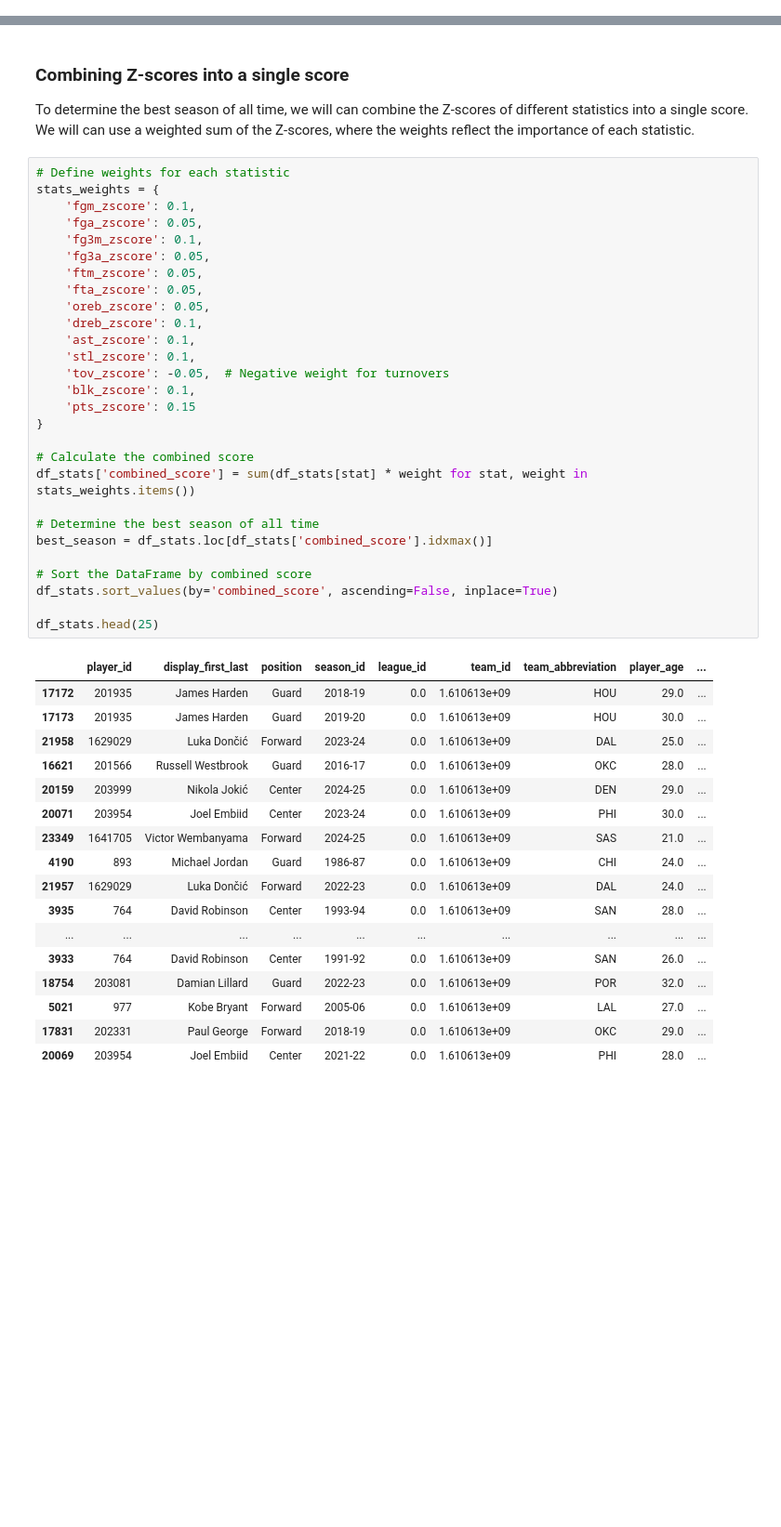
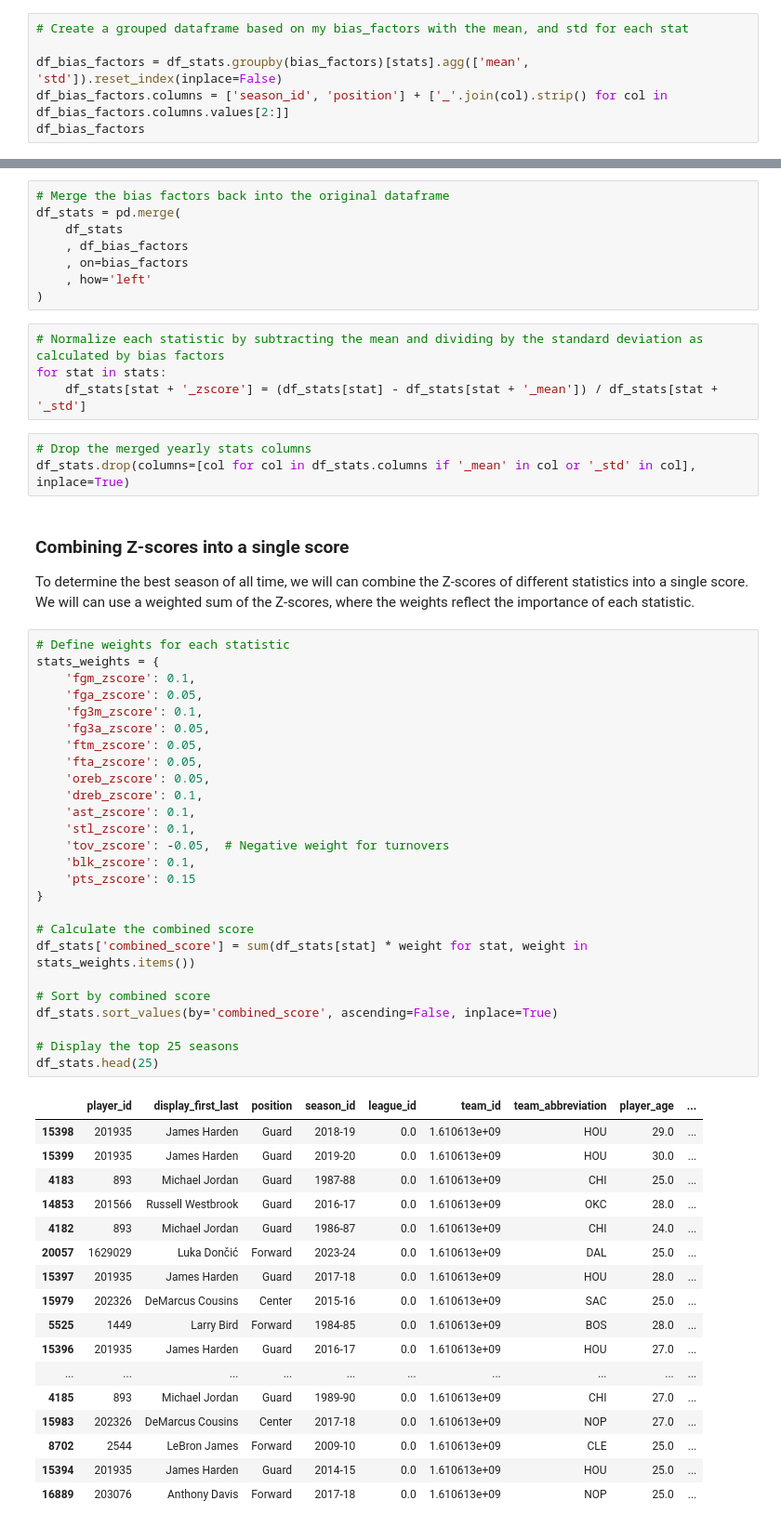
Before and after one commit to anewbegin95/nbadata, a Jupyter notebook: season_ranking.ipynb, the cells around one changed output, grey strips where cells are left out. Shown at 93% size. Drawn from its saved outputs; the diff is of its cells as text; blank space fills up the shorter version.

Commit message:
feat: changed z scoring so that it biases by position and season

```diff
--- a/season_ranking.ipynb
+++ b/season_ranking.ipynb
@@ -140,0 +113,6 @@ df_stats
+# %%
+# Create a grouped dataframe based on my bias_factors with the mean, and std for each stat
+
+df_bias_factors = df_stats.groupby(bias_factors)[stats].agg(['mean', 'std']).reset_index(inplace=False)
+df_bias_factors.columns = ['season_id', 'position'] + ['_'.join(col).strip() for col in df_bias_factors.columns.values[2:]]
+df_bias_factors
@@ -141,49 +133,62 @@ df_stats
+# %%
+# Merge the bias factors back into the original dataframe
+df_stats = pd.merge(
+    df_stats
+    , df_bias_factors
+    , on=bias_factors
+    , how='left'
+)
+# %%
+# Normalize each statistic by subtracting the mean and dividing by the standard deviation as calculated by bias factors
+for stat in stats:
+    df_stats[stat + '_zscore'] = (df_stats[stat] - df_stats[stat + '_mean']) / df_stats[stat + '_std']
+# %%
+# Drop the merged yearly stats columns
+df_stats.drop(columns=[col for col in df_stats.columns if '_mean' in col or '_std' in col], inplace=True)
 # %% [markdown]
 ### Combining Z-scores into a single score
 To determine the best season of all time, we will can combine the Z-scores of different statistics into a single score. We will can use a weighted sum of the Z-scores, where the weights reflect the importance of each statistic.
 # %%
 # Define weights for each statistic
 stats_weights = {
     'fgm_zscore': 0.1,
     'fga_zscore': 0.05,
     'fg3m_zscore': 0.1,
     'fg3a_zscore': 0.05,
     'ftm_zscore': 0.05,
     'fta_zscore': 0.05,
     'oreb_zscore': 0.05,
     'dreb_zscore': 0.1,
     'ast_zscore': 0.1,
     'stl_zscore': 0.1,
     'tov_zscore': -0.05,  # Negative weight for turnovers
     'blk_zscore': 0.1,
     'pts_zscore': 0.15
 }
 
 # Calculate the combined score
 df_stats['combined_score'] = sum(df_stats[stat] * weight for stat, weight in stats_weights.items())
 
-# Determine the best season of all time
-best_season = df_stats.loc[df_stats['combined_score'].idxmax()]
-
-# Sort the DataFrame by combined score
+# Sort by combined score
 df_stats.sort_values(by='combined_score', ascending=False, inplace=True)
 
+# Display the top 25 seasons
 df_stats.head(25)
 # %% [output]
 |  | player_id | display_first_last | position | season_id | league_id | team_id | team_abbreviation | player_age | ... |
-| 17172 | 201935 | James Harden | Guard | 2018-19 | 0.0 | 1.610613e+09 | HOU | 29.0 | ... |
-| 17173 | 201935 | James Harden | Guard | 2019-20 | 0.0 | 1.610613e+09 | HOU | 30.0 | ... |
-| 21958 | 1629029 | Luka Dončić | Forward | 2023-24 | 0.0 | 1.610613e+09 | DAL | 25.0 | ... |
-| 16621 | 201566 | Russell Westbrook | Guard | 2016-17 | 0.0 | 1.610613e+09 | OKC | 28.0 | ... |
-| 20159 | 203999 | Nikola Jokić | Center | 2024-25 | 0.0 | 1.610613e+09 | DEN | 29.0 | ... |
-| 20071 | 203954 | Joel Embiid | Center | 2023-24 | 0.0 | 1.610613e+09 | PHI | 30.0 | ... |
-| 23349 | 1641705 | Victor Wembanyama | Forward | 2024-25 | 0.0 | 1.610613e+09 | SAS | 21.0 | ... |
-| 4190 | 893 | Michael Jordan | Guard | 1986-87 | 0.0 | 1.610613e+09 | CHI | 24.0 | ... |
-| 21957 | 1629029 | Luka Dončić | Forward | 2022-23 | 0.0 | 1.610613e+09 | DAL | 24.0 | ... |
-| 3935 | 764 | David Robinson | Center | 1993-94 | 0.0 | 1.610613e+09 | SAN | 28.0 | ... |
+| 15398 | 201935 | James Harden | Guard | 2018-19 | 0.0 | 1.610613e+09 | HOU | 29.0 | ... |
+| 15399 | 201935 | James Harden | Guard | 2019-20 | 0.0 | 1.610613e+09 | HOU | 30.0 | ... |
+| 4183 | 893 | Michael Jordan | Guard | 1987-88 | 0.0 | 1.610613e+09 | CHI | 25.0 | ... |
+| 14853 | 201566 | Russell Westbrook | Guard | 2016-17 | 0.0 | 1.610613e+09 | OKC | 28.0 | ... |
+| 4182 | 893 | Michael Jordan | Guard | 1986-87 | 0.0 | 1.610613e+09 | CHI | 24.0 | ... |
+| 20057 | 1629029 | Luka Dončić | Forward | 2023-24 | 0.0 | 1.610613e+09 | DAL | 25.0 | ... |
+| 15397 | 201935 | James Harden | Guard | 2017-18 | 0.0 | 1.610613e+09 | HOU | 28.0 | ... |
+| 15979 | 202326 | DeMarcus Cousins | Center | 2015-16 | 0.0 | 1.610613e+09 | SAC | 25.0 | ... |
+| 5525 | 1449 | Larry Bird | Forward | 1984-85 | 0.0 | 1.610613e+09 | BOS | 28.0 | ... |
+| 15396 | 201935 | James Harden | Guard | 2016-17 | 0.0 | 1.610613e+09 | HOU | 27.0 | ... |
 | ... | ... | ... | ... | ... | ... | ... | ... | ... | ... |
-| 3933 | 764 | David Robinson | Center | 1991-92 | 0.0 | 1.610613e+09 | SAN | 26.0 | ... |
-| 18754 | 203081 | Damian Lillard | Guard | 2022-23 | 0.0 | 1.610613e+09 | POR | 32.0 | ... |
-| 5021 | 977 | Kobe Bryant | Forward | 2005-06 | 0.0 | 1.610613e+09 | LAL | 27.0 | ... |
-| 17831 | 202331 | Paul George | Forward | 2018-19 | 0.0 | 1.610613e+09 | OKC | 29.0 | ... |
-| 20069 | 203954 | Joel Embiid | Center | 2021-22 | 0.0 | 1.610613e+09 | PHI | 28.0 | ... |
+| 4185 | 893 | Michael Jordan | Guard | 1989-90 | 0.0 | 1.610613e+09 | CHI | 27.0 | ... |
+| 15983 | 202326 | DeMarcus Cousins | Center | 2017-18 | 0.0 | 1.610613e+09 | NOP | 27.0 | ... |
+| 8702 | 2544 | LeBron James | Forward | 2009-10 | 0.0 | 1.610613e+09 | CLE | 25.0 | ... |
+| 15394 | 201935 | James Harden | Guard | 2014-15 | 0.0 | 1.610613e+09 | HOU | 25.0 | ... |
+| 16889 | 203076 | Anthony Davis | Forward | 2017-18 | 0.0 | 1.610613e+09 | NOP | 25.0 | ... |
```
Also changed, not shown: parts of 9 cells of this notebook.
